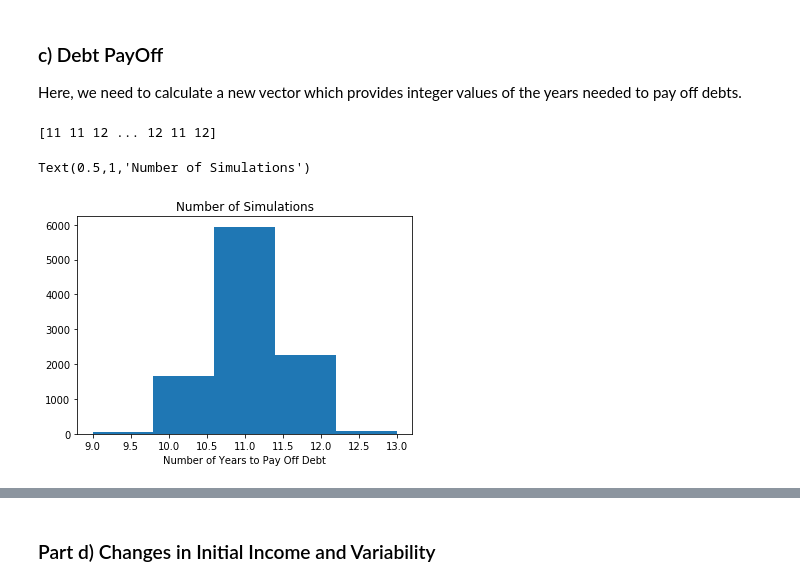
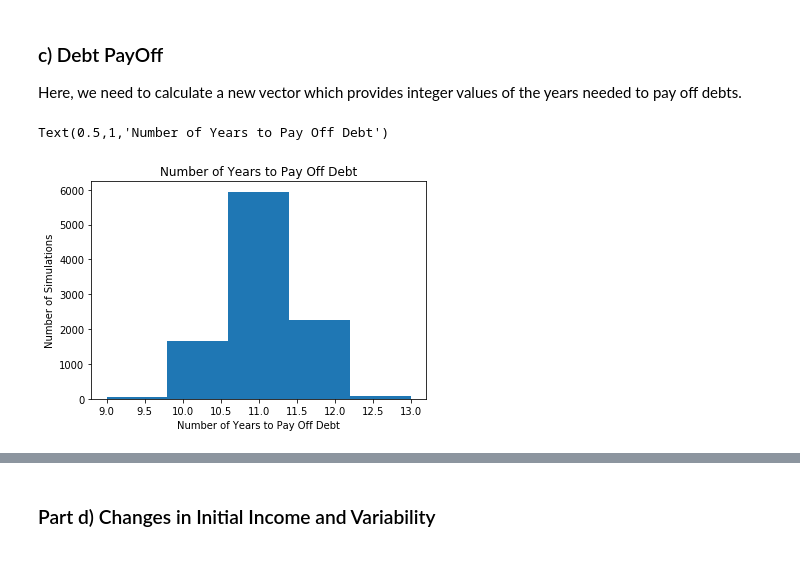
Before and after one commit to policyglot/persp-analysis_A18, a Jupyter notebook: Assignments/A3/Simulation_Exercise.ipynb, the cells around one changed output, grey strips where cells are left out. Cells and saved outputs as stored; diff of their text form; code cells hidden in the pictures.

```diff
--- a/Assignments/A3/Simulation_Exercise.ipynb
+++ b/Assignments/A3/Simulation_Exercise.ipynb
@@ -154,13 +148,14 @@ def check_debt(column, debt):
 # %%
 paid_years=[]
 for row in np.transpose(inc_mat):
     paid_years.append(check_debt(row, 95000))
 paid= np.array(paid_years)
 
-plt.hist(paid, bins=5)
+
+plt.hist(paid, bins=len(set(paid)))
 plt.xlabel("Number of Years to Pay Off Debt")
-plt.title("Number of Simulations")
+plt.ylabel("Number of Simulations")
+plt.title("Number of Years to Pay Off Debt")
 # %% [output]
-[11 11 12 ... 12 11 12]
+Text(0.5,1,'Number of Years to Pay Off Debt')
-Text(0.5,1,'Number of Simulations')
-[figure, old version]
+[figure, new version]
```
Also changed, not shown: parts of 7 cells of this notebook.
